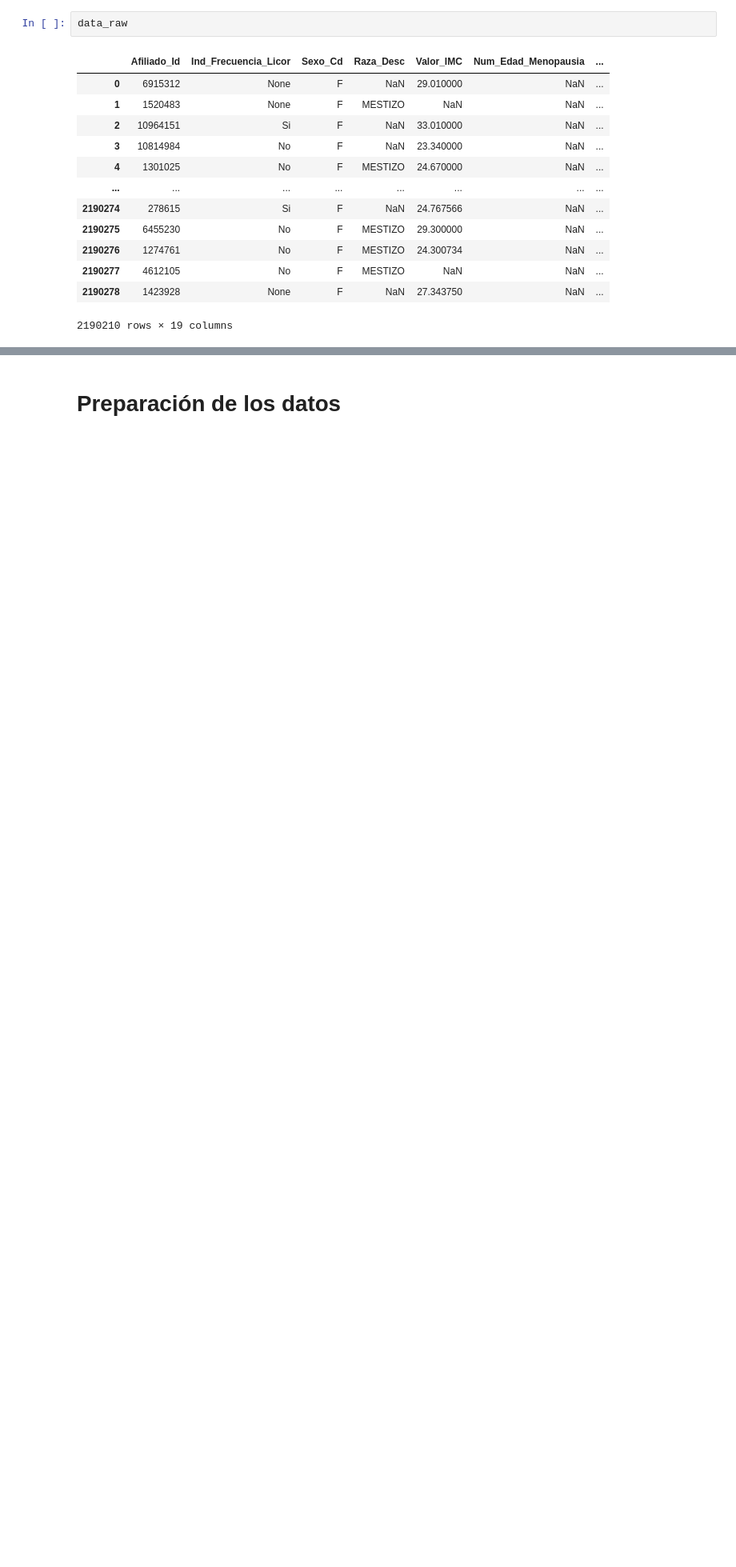
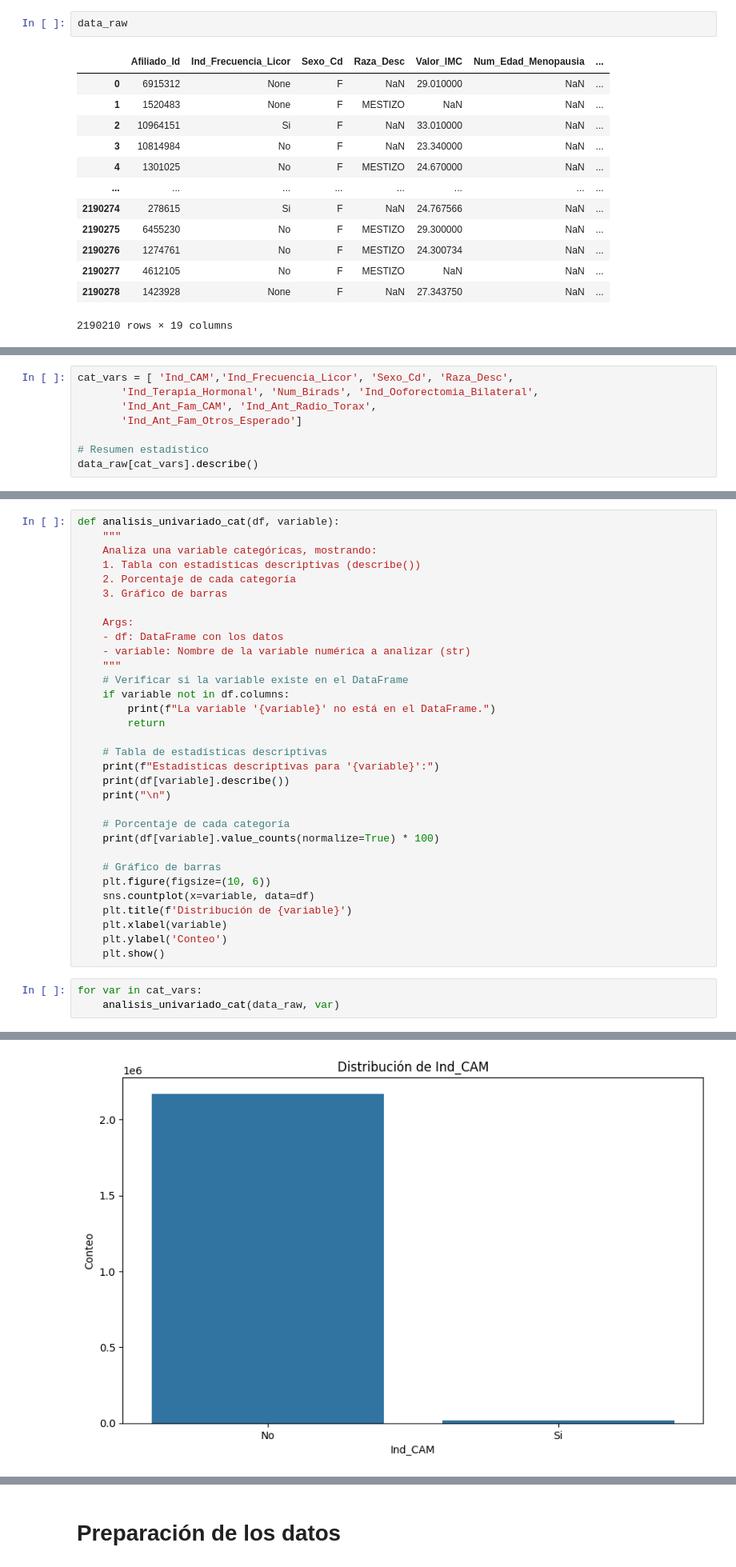
Before and after one commit to jherronr/Modelo_CA_Mama, a Jupyter notebook: Modelo_CA_Mama.ipynb, the cells around one changed output, grey strips where cells are left out. Shown at 80% size. Saved outputs shown, nothing was run; the diff lists cells and outputs as text; blank space fills up the shorter version.

```diff
--- a/Modelo_CA_Mama.ipynb
+++ b/Modelo_CA_Mama.ipynb
@@ -401,0 +584,8 @@ data_raw
+# %%
+cat_vars = [ 'Ind_CAM','Ind_Frecuencia_Licor', 'Sexo_Cd', 'Raza_Desc',
+       'Ind_Terapia_Hormonal', 'Num_Birads', 'Ind_Ooforectomia_Bilateral',
+       'Ind_Ant_Fam_CAM', 'Ind_Ant_Radio_Torax',
+       'Ind_Ant_Fam_Otros_Esperado']
+
+# Resumen estadístico
+data_raw[cat_vars].describe()
@@ -401,0 +598,36 @@ data_raw
+# %%
+def analisis_univariado_cat(df, variable):
+    """
+    Analiza una variable categóricas, mostrando:
+    1. Tabla con estadísticas descriptivas (describe())
+    2. Porcentaje de cada categoría
+    3. Gráfico de barras
+
+    Args:
+    - df: DataFrame con los datos
+    - variable: Nombre de la variable numérica a analizar (str)
+    """
+    # Verificar si la variable existe en el DataFrame
+    if variable not in df.columns:
+        print(f"La variable '{variable}' no está en el DataFrame.")
+        return
+
+    # Tabla de estadísticas descriptivas
+    print(f"Estadísticas descriptivas para '{variable}':")
+    print(df[variable].describe())
+    print("\n")
+
+    # Porcentaje de cada categoría
+    print(df[variable].value_counts(normalize=True) * 100)
+
+    # Gráfico de barras
+    plt.figure(figsize=(10, 6))
+    sns.countplot(x=variable, data=df)
+    plt.title(f'Distribución de {variable}')
+    plt.xlabel(variable)
+    plt.ylabel('Conteo')
+    plt.show()
+# %%
+for var in cat_vars:
+    analisis_univariado_cat(data_raw, var)
+# %% [output]
@@ -401,0 +646 @@ data_raw
+[figure, added]
```
Also changed, not shown: parts of 17 cells of this notebook, 1 other file.
